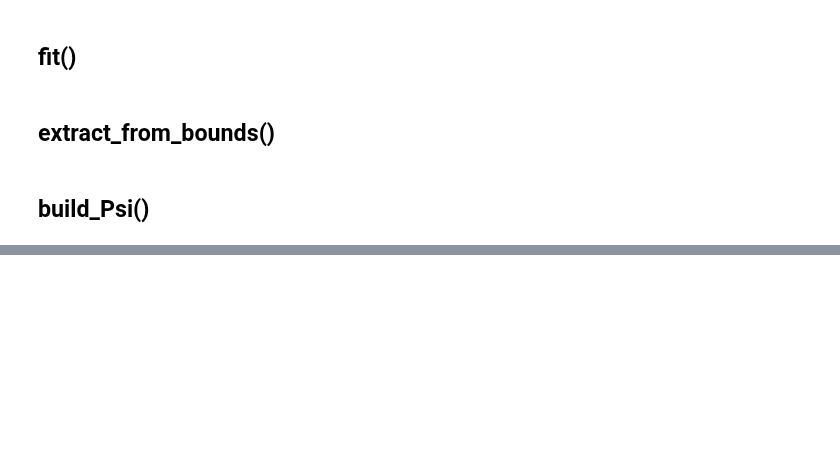
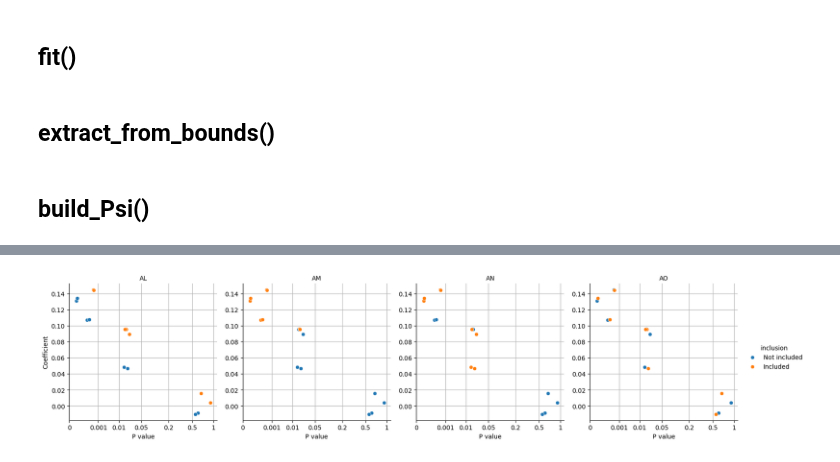
Before and after one commit to sequential-parameter-optimization/spotPython, a Jupyter notebook: notebooks/00_spotPython_tests.ipynb, the cells around one changed output, grey strips where cells are left out. Drawn from its saved outputs; the diff is of its cells as text; code cells hidden in the pictures; blank space fills up the shorter version.

```diff
--- a/notebooks/00_spotPython_tests.ipynb
+++ b/notebooks/00_spotPython_tests.ipynb
@@ -6534,0 +6544,22 @@ S.inf_Psi: False
+# %%
+def all_vars(crude):
+    """Utility function to extract variables from a formula.
+
+    Args:
+        crude (str): A formula.
+
+    Returns:
+        list: A list of variables.
+
+    Examples:
+        >>> all_vars("y ~ x1 + x2")
+        ['y', 'x1', 'x2']
+        >>> all_vars("y ~ x1 + x2 + x3")
+        ['y', 'x1', 'x2', 'x3']
+    """
+    # Split the formula into the dependent and independent variables
+    dependent, independent = crude.split("~")
+    # Strip whitespace and split the independent variables by '+'
+    independent_vars = independent.strip().split("+")
+    # Combine the dependent variable with the independent variables
+    return [dependent.strip()] + [var.strip() for var in independent_vars]
@@ -6534,0 +6777,4 @@ S.inf_Psi: False
+# %%
+all_plot2(res, ylim=(-0.2,0.2))
+# %% [output]
+[figure, added]
```
Also changed, not shown: parts of 12 cells of this notebook.
